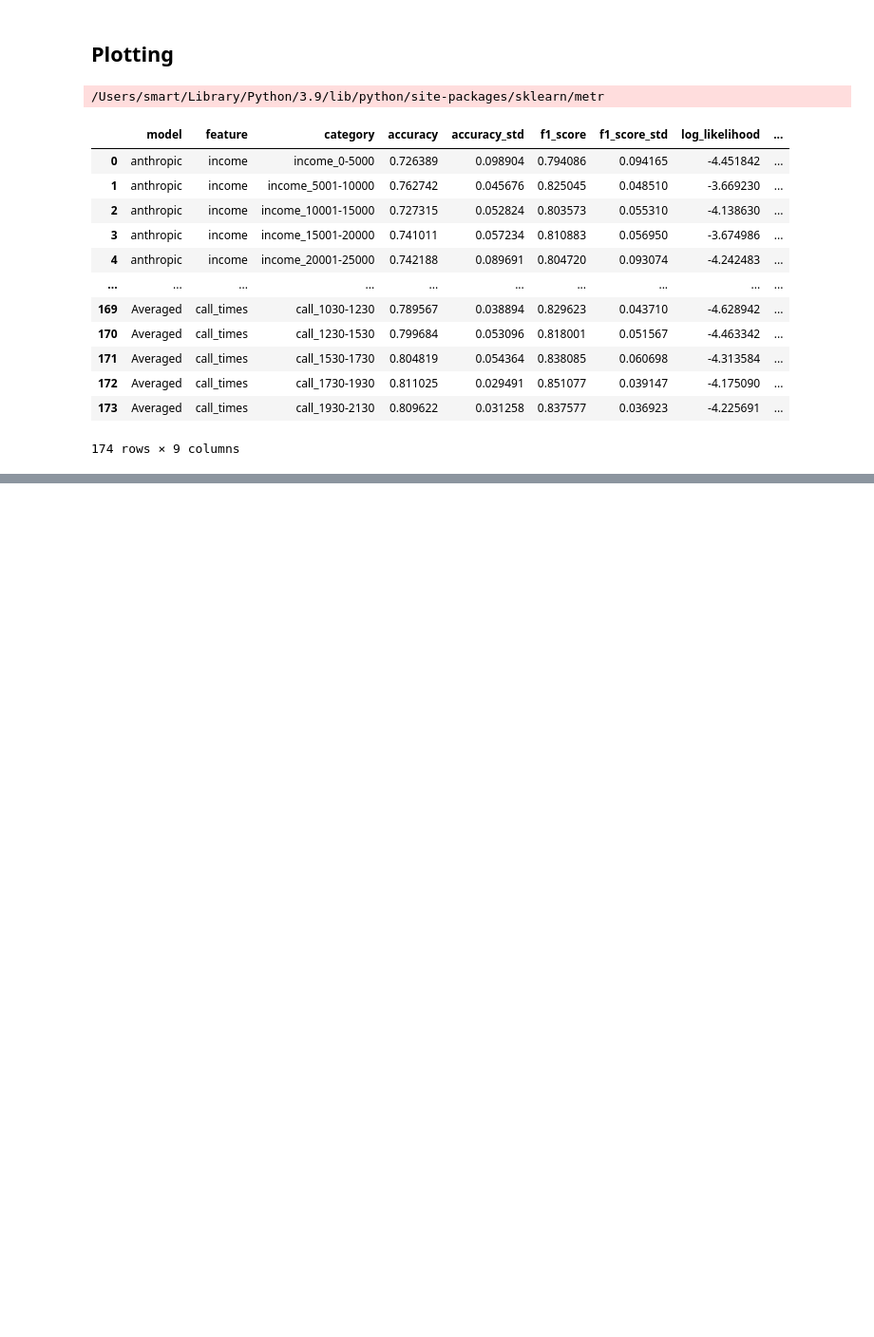
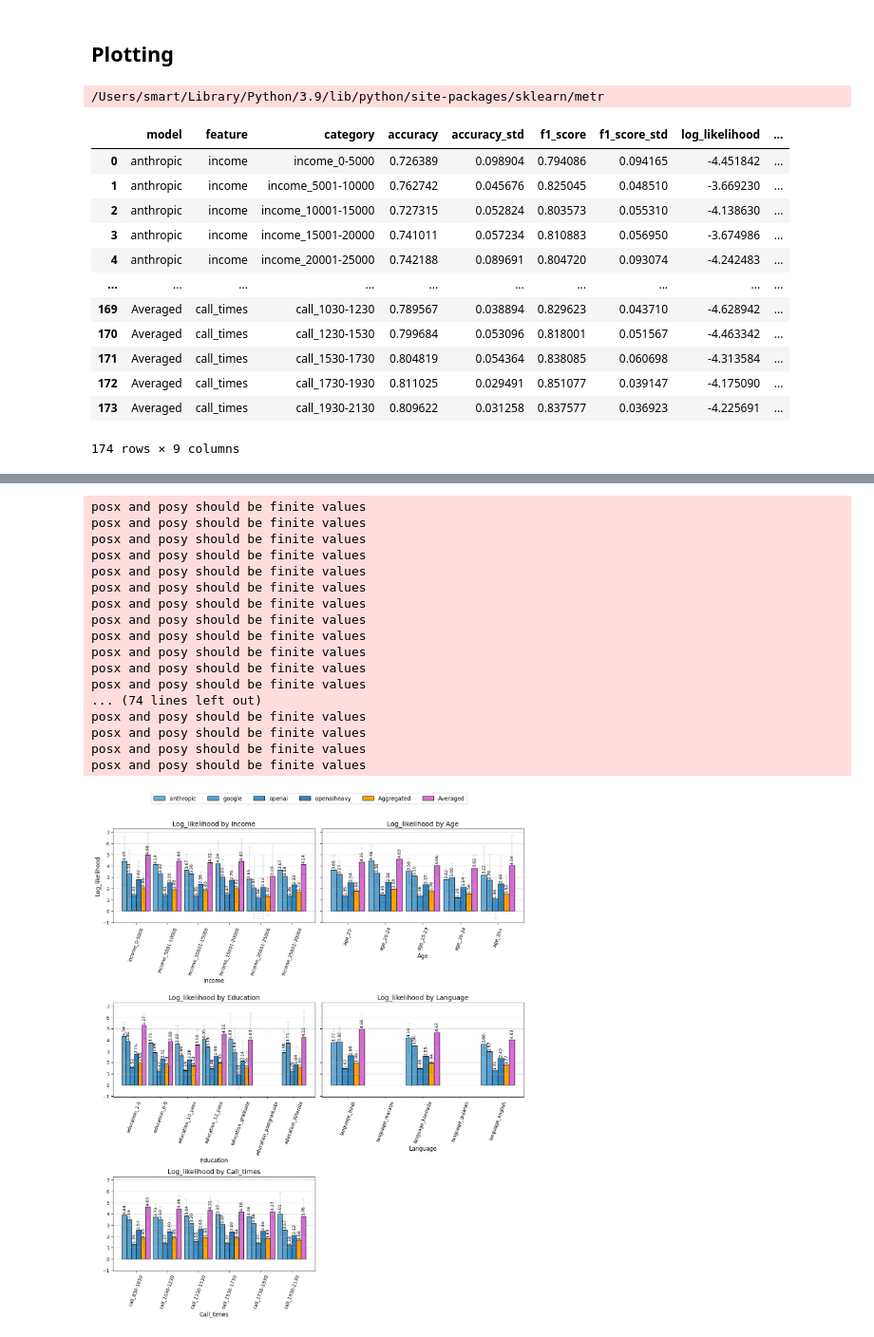
Before and after one commit to sarahmart/LLM-ABS-ARMMAN-prediction, a Jupyter notebook: analysis/bias_expl.ipynb, the cells around one changed output, grey strips where cells are left out. Shown at 95% size. Cells and saved outputs as stored; diff of their text form; code cells hidden in the pictures; blank space fills up the shorter version.

```diff
--- a/analysis/bias_expl.ipynb
+++ b/analysis/bias_expl.ipynb
@@ -378,0 +393,26 @@ posx and posy should be finite values
+# %%
+plot_accuracy_by_feature(
+    df=plot_df,
+    metric='log_likelihood',
+    models=None,
+    figsize=(13, 5)
+)
+# %% [output]
+posx and posy should be finite values
+posx and posy should be finite values
+posx and posy should be finite values
+posx and posy should be finite values
+posx and posy should be finite values
+posx and posy should be finite values
+posx and posy should be finite values
+posx and posy should be finite values
+posx and posy should be finite values
+posx and posy should be finite values
+posx and posy should be finite values
+posx and posy should be finite values
+... (74 lines left out)
+posx and posy should be finite values
+posx and posy should be finite values
+posx and posy should be finite values
+posx and posy should be finite values
+[figure, added]
```
Also changed, not shown: parts of 5 cells of this notebook, 1 other file.
